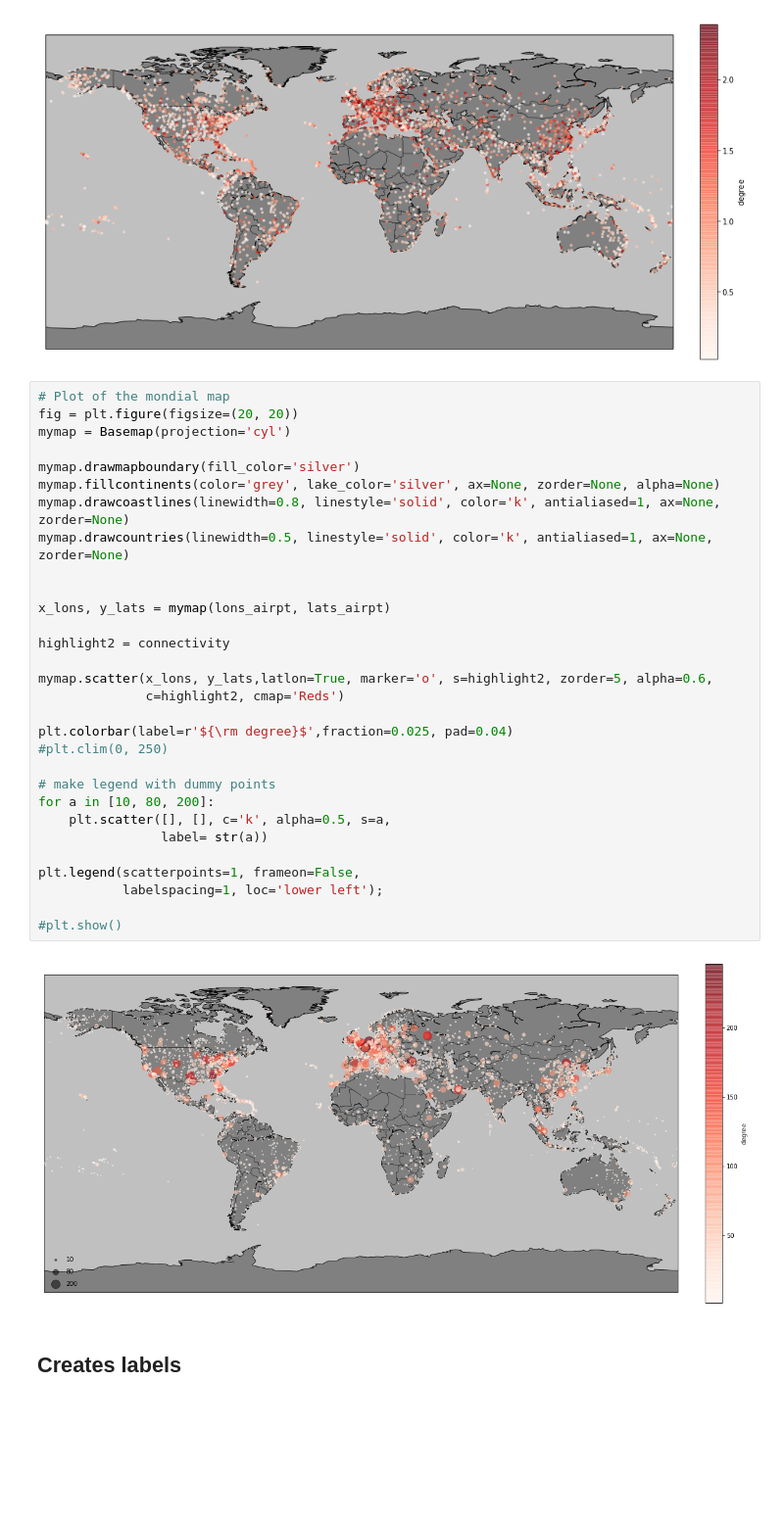
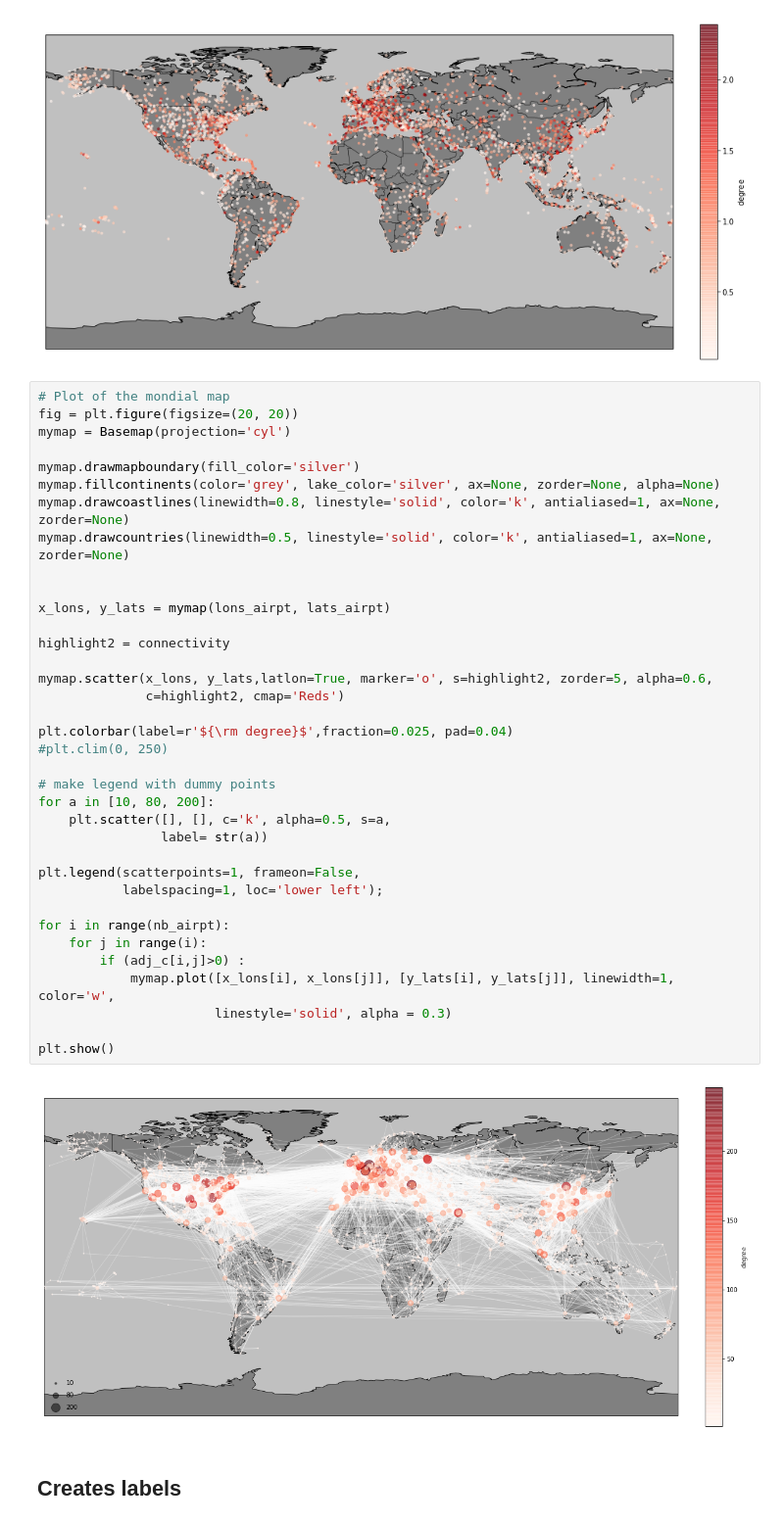
Before and after one commit to dsalathe/group_ntds, a Jupyter notebook: Final_Project.ipynb, the cells around one changed output. Shown at 98% size. Cells and saved outputs as stored; diff of their text form; blank space fills up the shorter version.

```diff
--- a/Final_Project.ipynb
+++ b/Final_Project.ipynb
@@ -368,35 +368,41 @@ plt.colorbar(label=r'${\rm degree}$',fraction=0.025, pad=0.04)
 # %%
 # Plot of the mondial map
 fig = plt.figure(figsize=(20, 20))
 mymap = Basemap(projection='cyl')
 
 mymap.drawmapboundary(fill_color='silver')
 mymap.fillcontinents(color='grey', lake_color='silver', ax=None, zorder=None, alpha=None)
 mymap.drawcoastlines(linewidth=0.8, linestyle='solid', color='k', antialiased=1, ax=None, zorder=None)
 mymap.drawcountries(linewidth=0.5, linestyle='solid', color='k', antialiased=1, ax=None, zorder=None)
 
 
 x_lons, y_lats = mymap(lons_airpt, lats_airpt)
 
 highlight2 = connectivity
 
 mymap.scatter(x_lons, y_lats,latlon=True, marker='o', s=highlight2, zorder=5, alpha=0.6,
               c=highlight2, cmap='Reds')
 
 plt.colorbar(label=r'${\rm degree}$',fraction=0.025, pad=0.04)
 #plt.clim(0, 250)
 
 # make legend with dummy points
 for a in [10, 80, 200]:
     plt.scatter([], [], c='k', alpha=0.5, s=a,
                 label= str(a))
 
 plt.legend(scatterpoints=1, frameon=False,
            labelspacing=1, loc='lower left');
 
-#plt.show()
+for i in range(nb_airpt):
+    for j in range(i):
+        if (adj_c[i,j]>0) :
+            mymap.plot([x_lons[i], x_lons[j]], [y_lats[i], y_lats[j]], linewidth=1, color='w',
+                       linestyle='solid', alpha = 0.3)
+
+plt.show()
 # %% [output]
-[figure, old version]
+[figure, new version]
 # %% [markdown]
 ## Creates labels
 # %%
```
Also changed, not shown: parts of 1 cell of this notebook.
